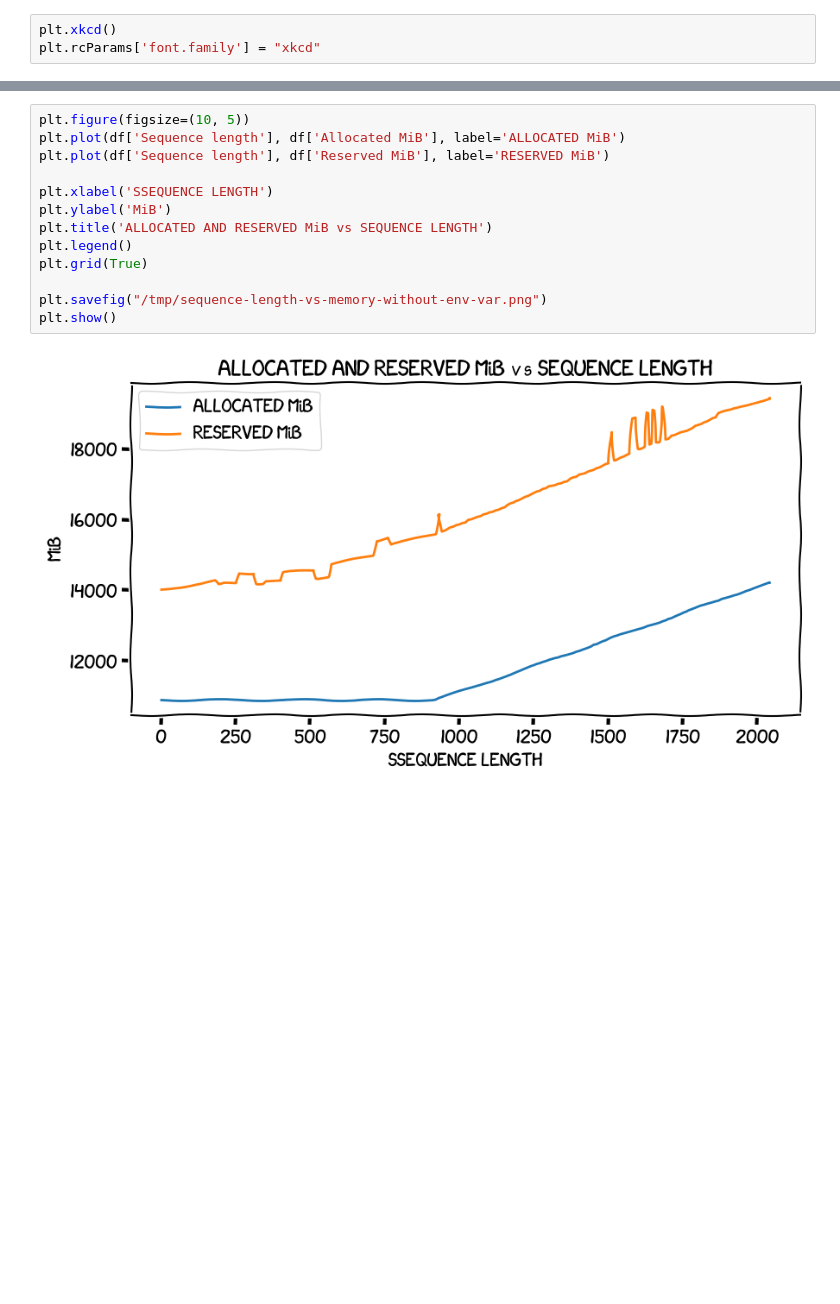
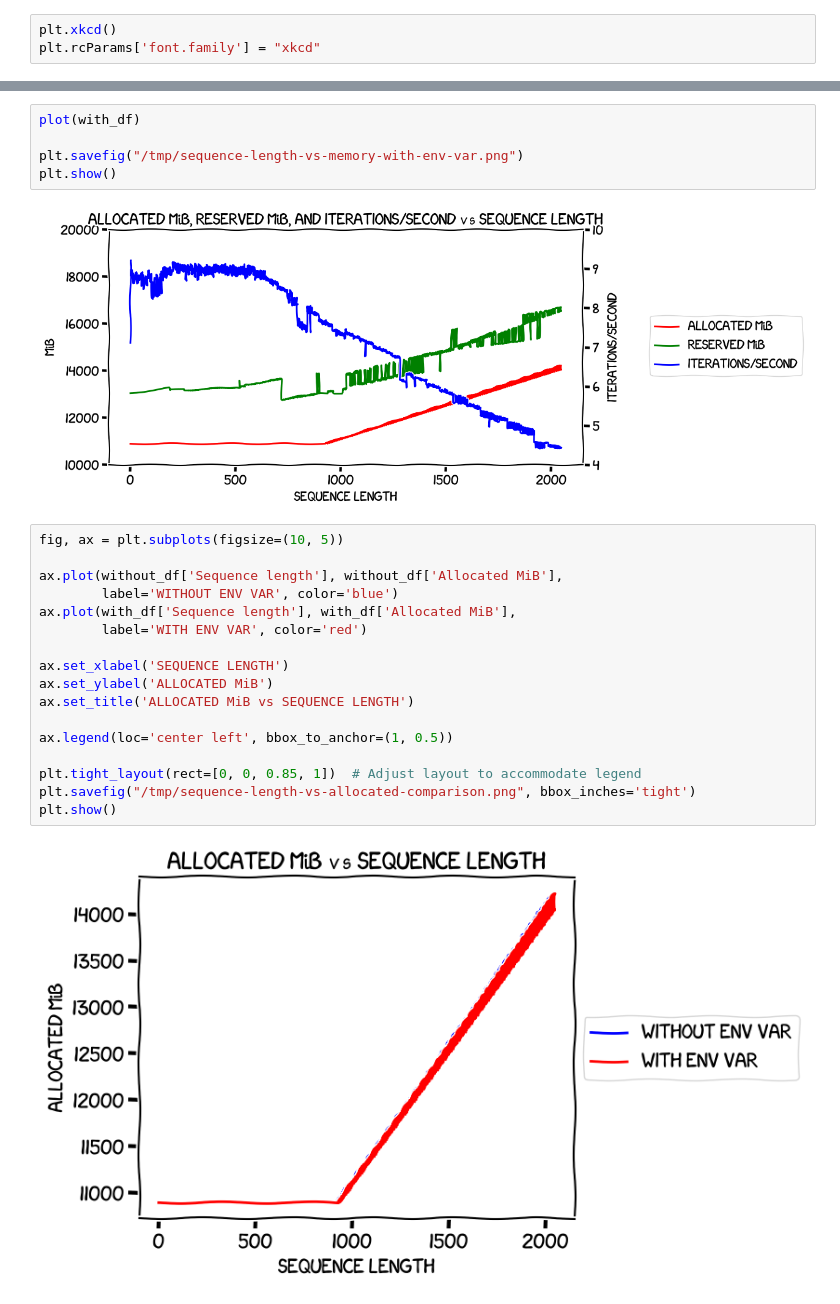
Before and after one commit to gpjt/fine-tune-2024-04, a Jupyter notebook: sequence-length-memory-modeling/charts.ipynb, the cells around one changed output, grey strips where cells are left out. Saved outputs shown, nothing was run; the diff lists cells and outputs as text; blank space fills up the shorter version.

```diff
--- a/sequence-length-memory-modeling/charts.ipynb
+++ b/sequence-length-memory-modeling/charts.ipynb
@@ -42,15 +57,26 @@ print(df.head())
 # %%
-plt.figure(figsize=(10, 5))
-plt.plot(df['Sequence length'], df['Allocated MiB'], label='ALLOCATED MiB')
-plt.plot(df['Sequence length'], df['Reserved MiB'], label='RESERVED MiB')
+plot(with_df)
 
-plt.xlabel('SSEQUENCE LENGTH')
-plt.ylabel('MiB')
-plt.title('ALLOCATED AND RESERVED MiB vs SEQUENCE LENGTH')
-plt.legend()
-plt.grid(True)
-
-plt.savefig("/tmp/sequence-length-vs-memory-without-env-var.png")
+plt.savefig("/tmp/sequence-length-vs-memory-with-env-var.png")
 plt.show()
 # %% [output]
-[figure, old version]
+[figure, new version]
+# %%
+fig, ax = plt.subplots(figsize=(10, 5))
+
+ax.plot(without_df['Sequence length'], without_df['Allocated MiB'],
+        label='WITHOUT ENV VAR', color='blue')
+ax.plot(with_df['Sequence length'], with_df['Allocated MiB'],
+        label='WITH ENV VAR', color='red')
+
+ax.set_xlabel('SEQUENCE LENGTH')
+ax.set_ylabel('ALLOCATED MiB')
+ax.set_title('ALLOCATED MiB vs SEQUENCE LENGTH')
+
+ax.legend(loc='center left', bbox_to_anchor=(1, 0.5))
+
+plt.tight_layout(rect=[0, 0, 0.85, 1])  # Adjust layout to accommodate legend
+plt.savefig("/tmp/sequence-length-vs-allocated-comparison.png", bbox_inches='tight')
+plt.show()
+# %% [output]
+[figure, added]
```
Also changed, not shown: parts of 6 cells of this notebook, 4 other files.
